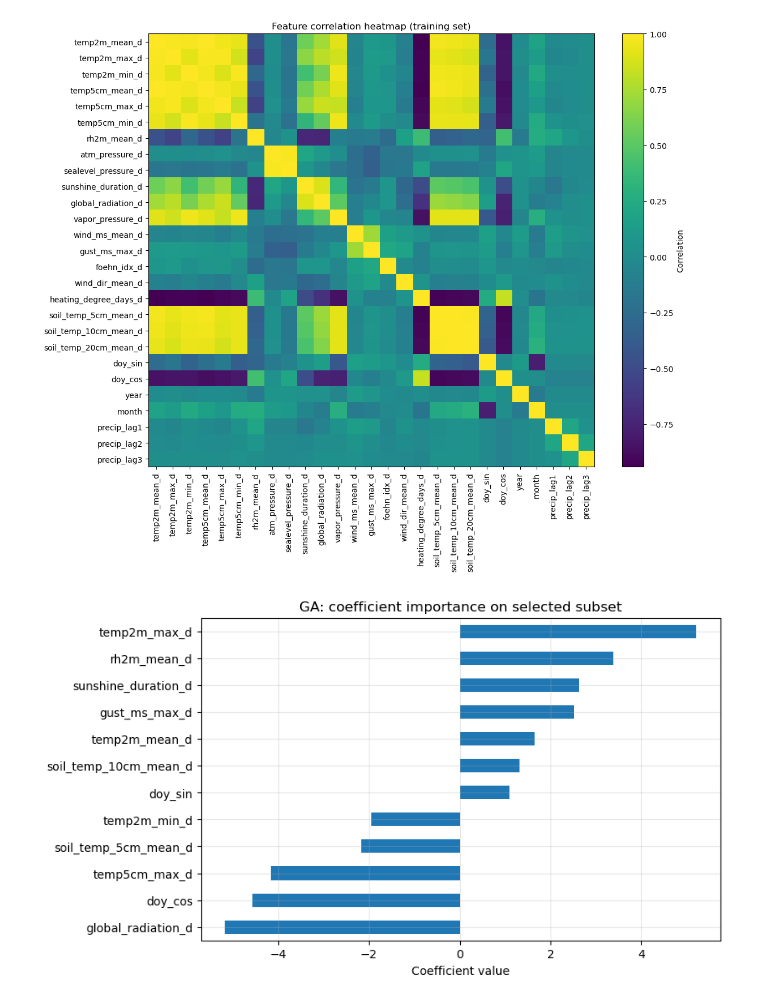
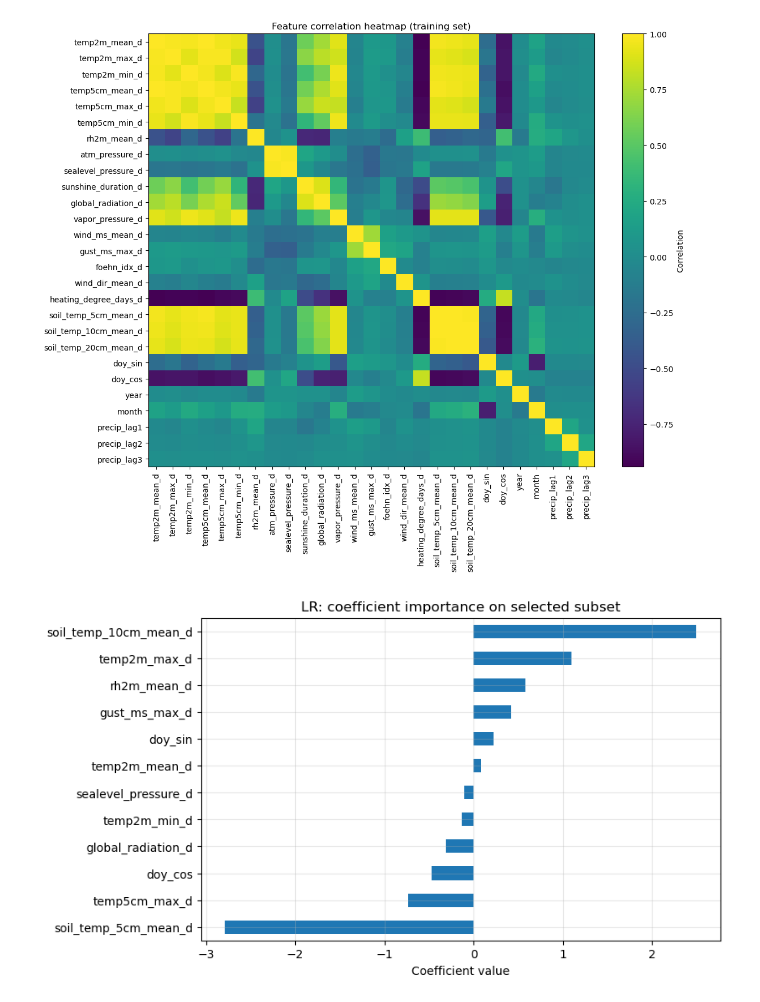
Before and after one commit to Lagpi/Bioinspired_Alg, a Jupyter notebook: BioInsp_alg.ipynb, the cells around one changed output. Cells and saved outputs as stored; diff of their text form; code cells hidden in the pictures.

```diff
--- a/BioInsp_alg.ipynb
+++ b/BioInsp_alg.ipynb
@@ -735,7 +806,7 @@ def fit_ga(X: np.ndarray, y: np.ndarray, cfg: GAConfig) -> Tuple[np.ndarray, Lis
 
     return best_w, history
 # %%
-# Ant Colony Optimization (ACO) for FEATURE selection with GD evaluation
+# Ant Colony Optimization (ACO) for FEATURE selection with LR evaluation
 
 @dataclass
 class ACOConfig:
@@ -754,7 +825,7 @@ def sample_subset(rng, pheromone: np.ndarray, subset_size: int) -> np.ndarray:
 
 def evaluate_subset_with_lr(
     X_train_full: np.ndarray,
-    y_train: np.ndarray,
+    y_train_model: np.ndarray,
     X_val_full: np.ndarray,
     y_val: np.ndarray,
     idx: np.ndarray,
@@ -763,13 +834,14 @@ def evaluate_subset_with_lr(
     Xva = X_val_full[:, idx]
 
     model = LinearRegression()
-    model.fit(Xtr, y_train)
-    preds = model.predict(Xva)
+    model.fit(Xtr, y_train_model)
+    preds_model = model.predict(Xva)
+    preds = prediction_to_original_scale(preds_model)
 
     return float(mean_squared_error(y_val, preds))
 
 def aco_feature_selection(
-    X_train_full: np.ndarray, y_train: np.ndarray,
+    X_train_full: np.ndarray, y_train_model: np.ndarray,
     X_val_full: np.ndarray, y_val: np.ndarray,
     feature_names: List[str],
     aco_cfg: ACOConfig
@@ -786,10 +858,10 @@ def aco_feature_selection(
         for _ in range(aco_cfg.n_ants):
             size = int(rng.integers(aco_cfg.subset_min, aco_cfg.subset_max + 1))
             idx = sample_subset(rng, pheromone, size)
-            mse = evaluate_subset_with_lr(X_train_full, y_train, X_val_full, y_val, idx)
+            mse = evaluate_subset_with_lr(X_train_full, y_train_model, X_val_full, y_val, idx)
             ant_solutions.append((mse, idx))
 
-        ant_solutions.sort(key=lambda x: x[0])  # low MSE is better
+        ant_solutions.sort(key=lambda x: x[0])
         best_mse, best_idx = ant_solutions[0]
 
         if best_mse < best_global["mse"]:
@@ -797,10 +869,8 @@ def aco_feature_selection(
             best_global["idx"] = best_idx.copy()
             best_global["features"] = [feature_names[i] for i in best_idx]
 
-        # evaporation
         pheromone *= (1.0 - aco_cfg.evaporation)
 
-        # reinforcement from top-k
         k = min(aco_cfg.top_k, len(ant_solutions))
         for mse, idx in ant_solutions[:k]:
             deposit = aco_cfg.q / (mse + 1e-12)
@@ -922,7 +1044,7 @@ for i, params in enumerate(aco_grid, start=1):
     start = time.time()
     out = aco_feature_selection(
         X_train_full=X_train,
-        y_train=y_train,
+        y_train_model=y_train_model,
         X_val_full=X_sel,
         y_val=y_sel,
         feature_names=CANDIDATE_FEATURES,
@@ -1118,7 +1318,7 @@ plt.show()
 # %%
 # For refitting we use train + selection + tuning data (all data except test)
 Xtr_refit = np.vstack([X_train, X_sel, X_tune])[:, best_idx]
-y_tr_refit = np.hstack([y_train, y_sel, y_tune])
+y_tr_refit_model = np.hstack([y_train_model, y_sel_model, y_tune_model])
 Xte_subset = X_test[:, best_idx]
 
 subset_eval = {
@@ -1132,37 +1332,37 @@ subset_eval = {
 # LR
 start = time.time()
 lr_subset = LinearRegression()
-lr_subset.fit(Xtr_refit, y_tr_refit)
+lr_subset.fit(Xtr_refit, y_tr_refit_model)
 subset_eval["runtimes"]["LR"] = time.time() - start
 
-subset_eval["preds"]["LR"] = lr_subset.predict(Xte_subset)
+subset_eval["preds"]["LR"] = prediction_to_original_scale(lr_subset.predict(Xte_subset))
 subset_eval["weights"]["LR"] = lr_subset.coef_
 subset_eval["histories"]["LR"] = None
 
 # GD
 start = time.time()
-w_gd_subset, hist_gd_subset = fit_gd(Xtr_refit, y_tr_refit, best_cfg_by_method["GD"])
+w_gd_subset, hist_gd_subset = fit_gd(Xtr_refit, y_tr_refit_model, best_cfg_by_method["GD"])
 subset_eval["runtimes"]["GD"] = time.time() - start
 
-subset_eval["preds"]["GD"] = add_bias(Xte_subset) @ w_gd_subset
+subset_eval["preds"]["GD"] = prediction_to_original_scale(add_bias(Xte_subset) @ w_gd_subset)
 subset_eval["weights"]["GD"] = w_gd_subset
 subset_eval["histories"]["GD"] = hist_gd_subset
 
 # SA
 start = time.time()
-w_sa_subset, hist_sa_subset = fit_sa(Xtr_refit, y_tr_refit, best_cfg_by_method["SA"])
+w_sa_subset, hist_sa_subset = fit_sa(Xtr_refit, y_tr_refit_model, best_cfg_by_method["SA"])
 subset_eval["runtimes"]["SA"] = time.time() - start
 
-subset_eval["preds"]["SA"] = add_bias(Xte_subset) @ w_sa_subset
+subset_eval["preds"]["SA"] = prediction_to_original_scale(add_bias(Xte_subset) @ w_sa_subset)
 subset_eval["weights"]["SA"] = w_sa_subset
 subset_eval["histories"]["SA"] = hist_sa_subset
 
 # GA
 start = time.time()
-w_ga_subset, hist_ga_subset = fit_ga(Xtr_refit, y_tr_refit, best_cfg_by_method["GA"])
+w_ga_subset, hist_ga_subset = fit_ga(Xtr_refit, y_tr_refit_model, best_cfg_by_method["GA"])
 subset_eval["runtimes"]["GA"] = time.time() - start
 
-subset_eval["preds"]["GA"] = add_bias(Xte_subset) @ w_ga_subset
+subset_eval["preds"]["GA"] = prediction_to_original_scale(add_bias(Xte_subset) @ w_ga_subset)
 subset_eval["weights"]["GA"] = w_ga_subset
 subset_eval["histories"]["GA"] = hist_ga_subset
 
@@ -1656,19 +2007,19 @@ plt.show()
 # %% [output]
 [figure]
 # %%
-if best_model_name == "LR":
+if subset_best_model == "LR":
     coef_values = subset_eval["weights"]["LR"]
 else:
-    coef_values = subset_eval["weights"][best_model_name][1:]  # drop bias
+    coef_values = subset_eval["weights"][subset_best_model][1:]  # drop bias
 
 coef_series = pd.Series(coef_values, index=best_subset)
 coef_series = coef_series.reindex(coef_series.abs().sort_values(ascending=False).index)
 
 plt.figure(figsize=(8, 5))
 coef_series.iloc[:12].sort_values().plot(kind="barh")
 plt.xlabel("Coefficient value")
-plt.title(f"{best_model_name}: coefficient importance on selected subset")
+plt.title(f"{subset_best_model}: coefficient importance on selected subset")
 plt.grid(alpha=0.3)
 plt.show()
 # %% [output]
-[figure, old version]
+[figure, new version]
```
Also changed, not shown: parts of 30 cells of this notebook.
